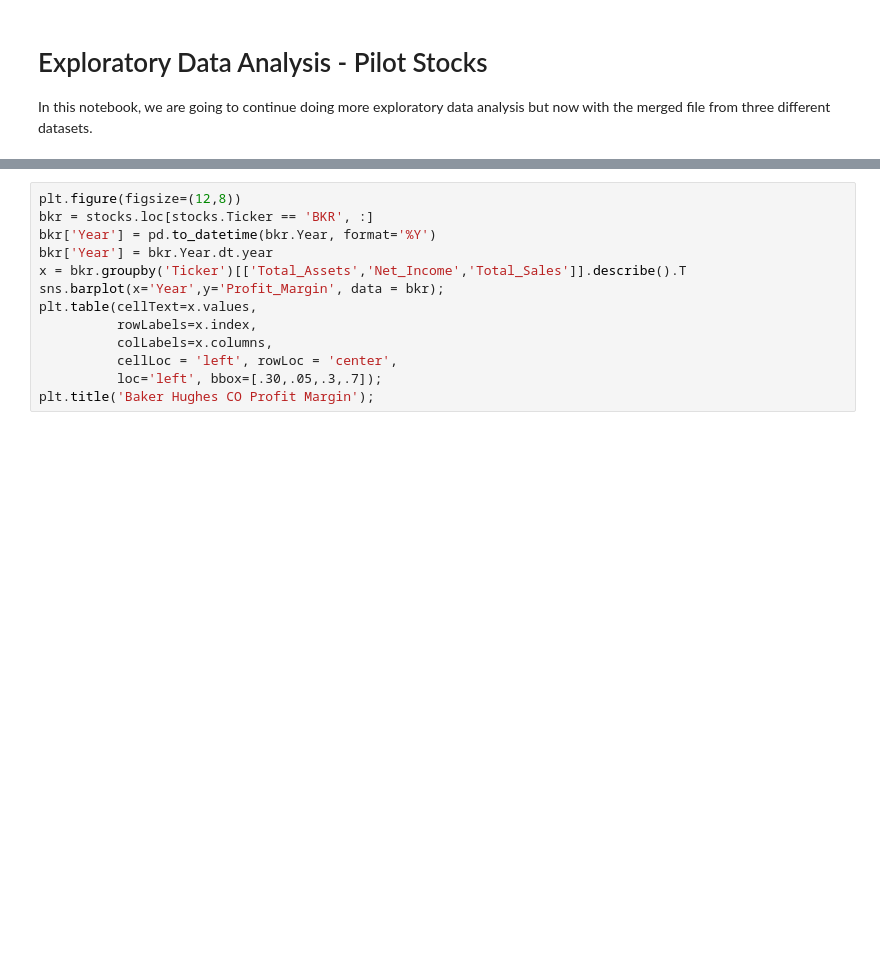
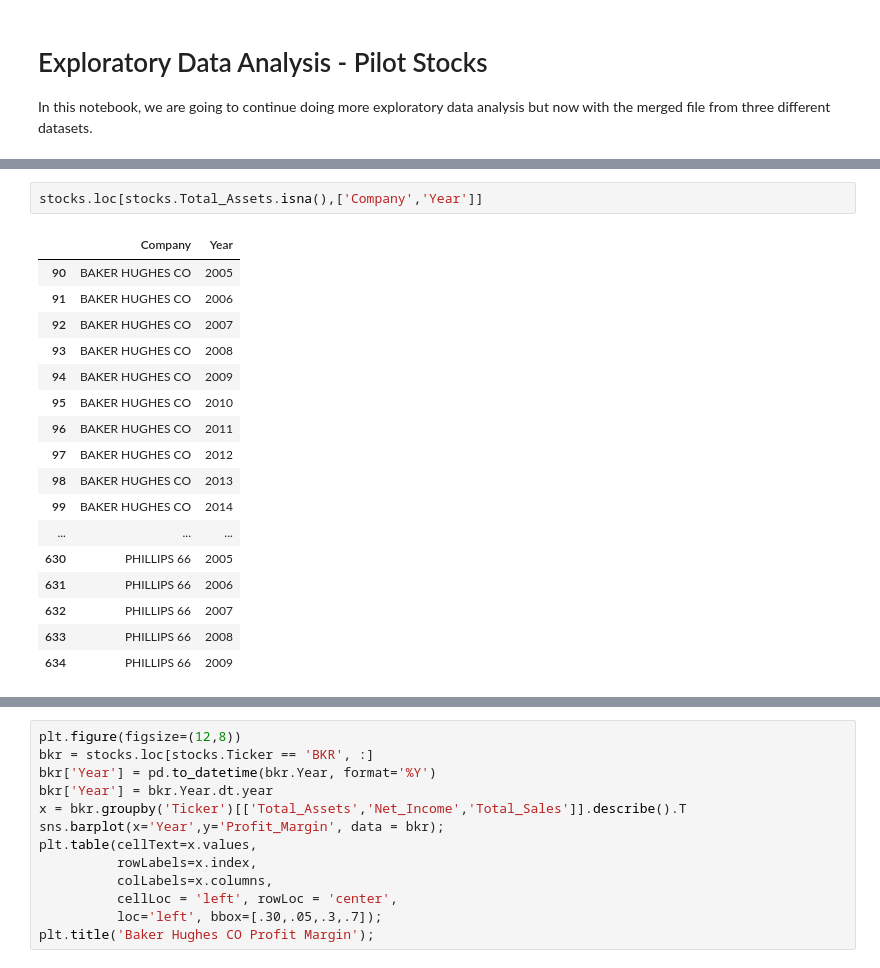
Before and after one commit to maralinetorres/BU-Capstone-Predicting-Environmental-Actions, a Jupyter notebook: Sprint #5 - Midterm presentations/EDA_PilotStocks.ipynb, the cells around one changed output, grey strips where cells are left out. Cells and saved outputs as stored; diff of their text form; blank space fills up the shorter version.

```diff
--- a/Sprint #5 - Midterm presentations/EDA_PilotStocks.ipynb
+++ b/Sprint #5 - Midterm presentations/EDA_PilotStocks.ipynb
@@ -49,0 +112,20 @@ profit_margin_mean.sort_values(by='Profit_Margin', ascending=True)[:5]
+# %%
+stocks.loc[stocks.Total_Assets.isna(),['Company','Year']]
+# %% [output]
+|  | Company | Year |
+| 90 | BAKER HUGHES CO | 2005 |
+| 91 | BAKER HUGHES CO | 2006 |
+| 92 | BAKER HUGHES CO | 2007 |
+| 93 | BAKER HUGHES CO | 2008 |
+| 94 | BAKER HUGHES CO | 2009 |
+| 95 | BAKER HUGHES CO | 2010 |
+| 96 | BAKER HUGHES CO | 2011 |
+| 97 | BAKER HUGHES CO | 2012 |
+| 98 | BAKER HUGHES CO | 2013 |
+| 99 | BAKER HUGHES CO | 2014 |
+| ... | ... | ... |
+| 630 | PHILLIPS 66 | 2005 |
+| 631 | PHILLIPS 66 | 2006 |
+| 632 | PHILLIPS 66 | 2007 |
+| 633 | PHILLIPS 66 | 2008 |
+| 634 | PHILLIPS 66 | 2009 |
```
Also changed, not shown: parts of 14 cells of this notebook, 7 other files.
